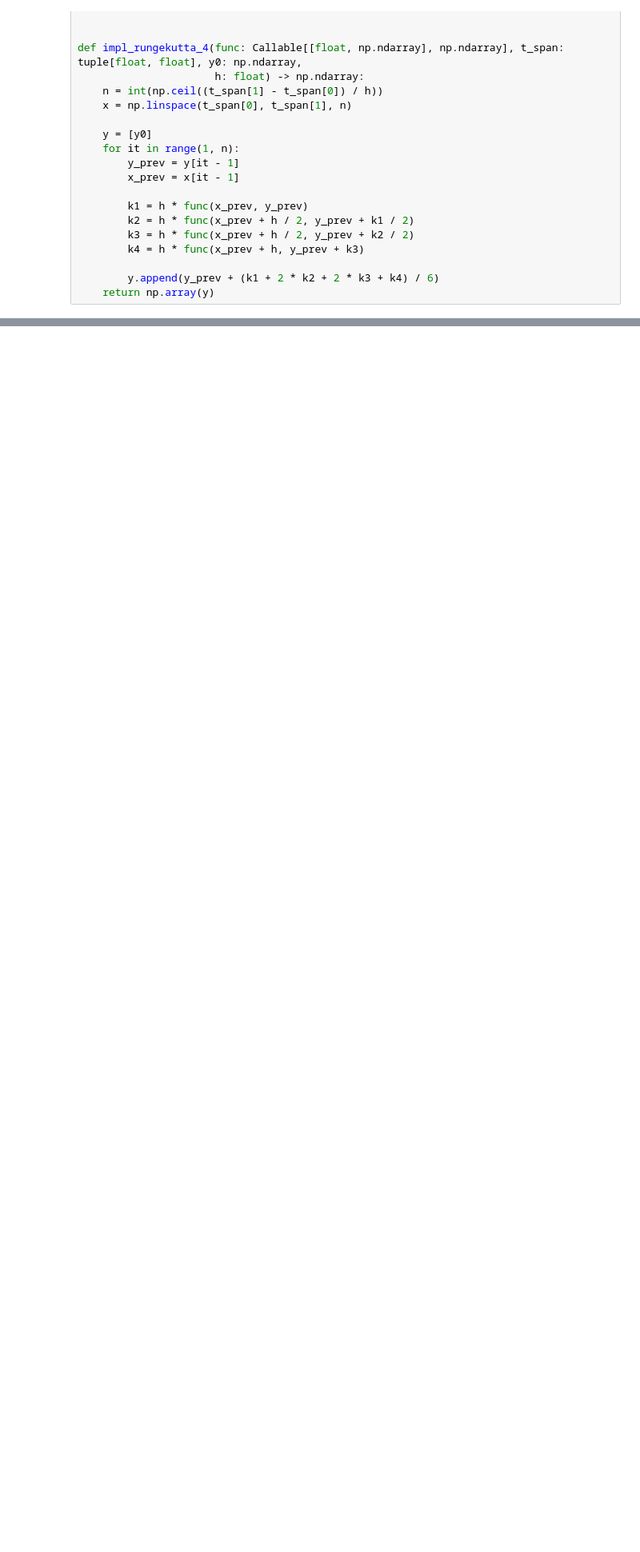
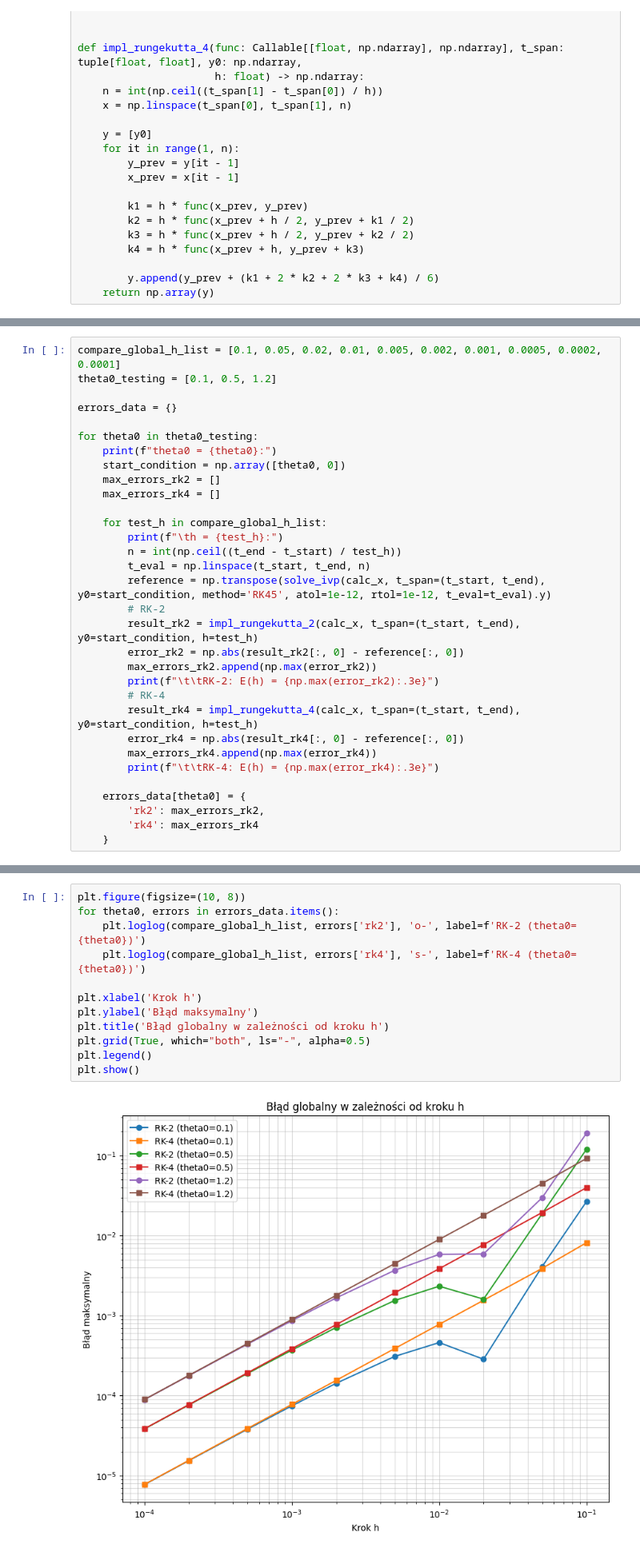
Before and after one commit to ndelta0/men_projekt, a Jupyter notebook: zadania.ipynb, the cells around one changed output, grey strips where cells are left out. Shown at 80% size. Drawn from its saved outputs; the diff is of its cells as text; blank space fills up the shorter version.

Commit message:
Zmiana testowanego h i błąd globalny

```diff
--- a/zadania.ipynb
+++ b/zadania.ipynb
@@ -131,0 +138,32 @@ theta_0 = 1.2 rad
+# %%
+compare_global_h_list = [0.1, 0.05, 0.02, 0.01, 0.005, 0.002, 0.001, 0.0005, 0.0002, 0.0001]
+theta0_testing = [0.1, 0.5, 1.2]
+
+errors_data = {}
+
+for theta0 in theta0_testing:
+    print(f"theta0 = {theta0}:")
+    start_condition = np.array([theta0, 0])
+    max_errors_rk2 = []
+    max_errors_rk4 = []
+
+    for test_h in compare_global_h_list:
+        print(f"\th = {test_h}:")
+        n = int(np.ceil((t_end - t_start) / test_h))
+        t_eval = np.linspace(t_start, t_end, n)
+        reference = np.transpose(solve_ivp(calc_x, t_span=(t_start, t_end), y0=start_condition, method='RK45', atol=1e-12, rtol=1e-12, t_eval=t_eval).y)
+        # RK-2
+        result_rk2 = impl_rungekutta_2(calc_x, t_span=(t_start, t_end), y0=start_condition, h=test_h)
+        error_rk2 = np.abs(result_rk2[:, 0] - reference[:, 0])
+        max_errors_rk2.append(np.max(error_rk2))
+        print(f"\t\tRK-2: E(h) = {np.max(error_rk2):.3e}")
+        # RK-4
+        result_rk4 = impl_rungekutta_4(calc_x, t_span=(t_start, t_end), y0=start_condition, h=test_h)
+        error_rk4 = np.abs(result_rk4[:, 0] - reference[:, 0])
+        max_errors_rk4.append(np.max(error_rk4))
+        print(f"\t\tRK-4: E(h) = {np.max(error_rk4):.3e}")
+
+    errors_data[theta0] = {
+        'rk2': max_errors_rk2,
+        'rk4': max_errors_rk4
+    }
@@ -131,0 +190,14 @@ theta_0 = 1.2 rad
+# %%
+plt.figure(figsize=(10, 8))
+for theta0, errors in errors_data.items():
+    plt.loglog(compare_global_h_list, errors['rk2'], 'o-', label=f'RK-2 (theta0={theta0})')
+    plt.loglog(compare_global_h_list, errors['rk4'], 's-', label=f'RK-4 (theta0={theta0})')
+
+plt.xlabel('Krok h')
+plt.ylabel('Błąd maksymalny')
+plt.title('Błąd globalny w zależności od kroku h')
+plt.grid(True, which="both", ls="-", alpha=0.5)
+plt.legend()
+plt.show()
+# %% [output]
+[figure, added]
```
Also changed, not shown: parts of 7 cells of this notebook.
